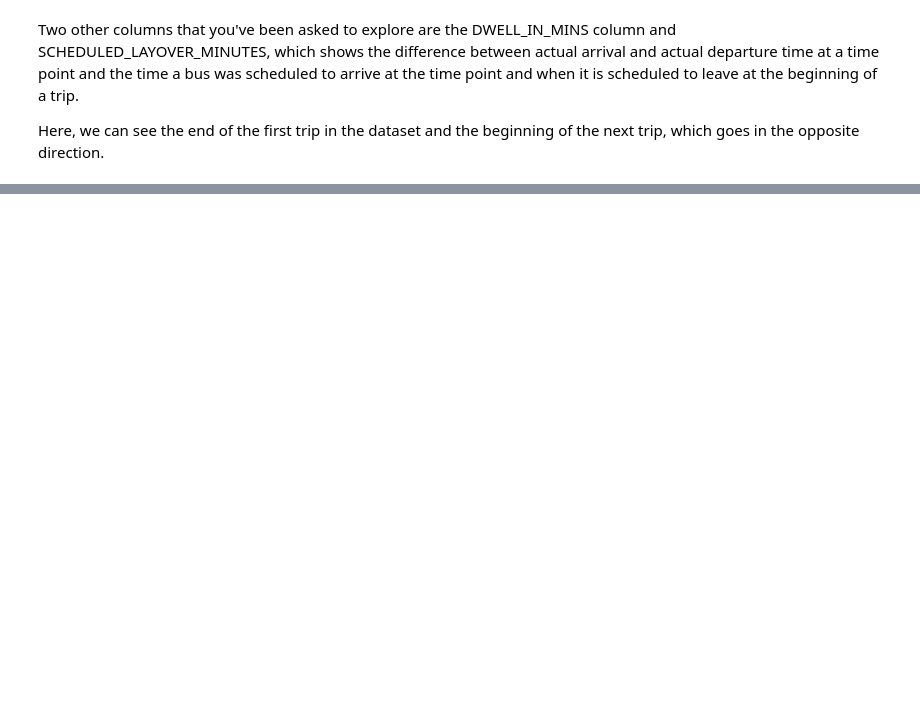
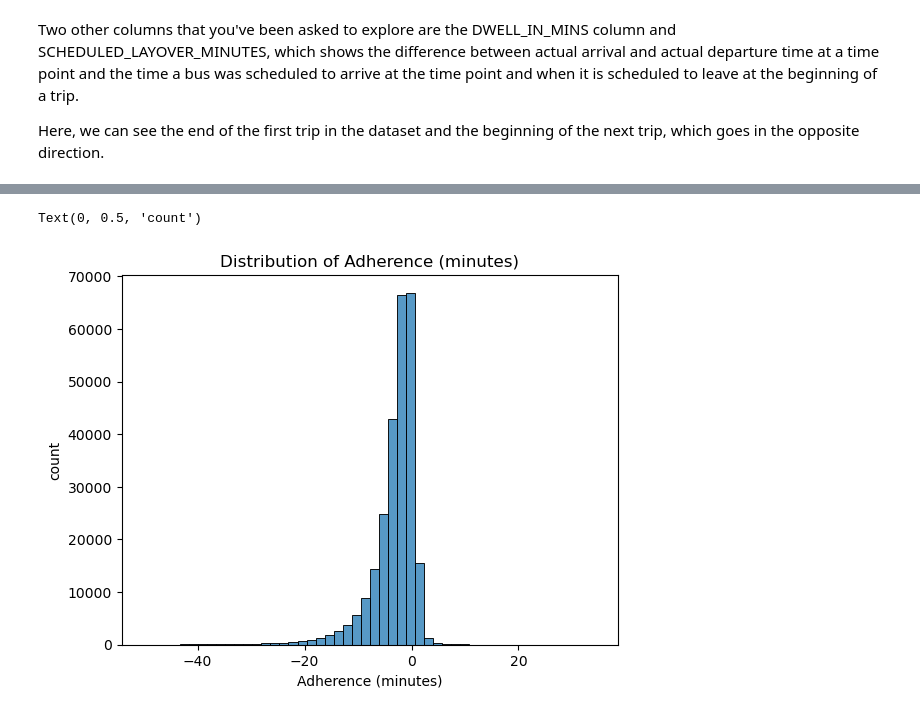
Before and after one commit to NSS-Data-Analytics-Cohort-11/wego-the-brotherhood-of-steel, a Jupyter notebook: notebooks/WeGo_Data_Project.ipynb, the cells around one changed output, grey strips where cells are left out. Saved outputs shown, nothing was run; the diff lists cells and outputs as text; code cells hidden in the pictures; blank space fills up the shorter version.

```diff
--- a/notebooks/WeGo_Data_Project.ipynb
+++ b/notebooks/WeGo_Data_Project.ipynb
@@ -146,0 +385,3 @@ perc_late
+# %%
+wego_trim = wego[(wego['ADHERENCE'] >= -50) & (wego['ADHERENCE'] <= 50)]
+wego_trim
@@ -146,0 +402,3 @@ perc_late
+# %%
+wego_trim['hdwy_perc'] = (wego_trim['HDWY_DEV'] / wego_trim['SCHEDULED_HDWY']) * 100
+wego_trim
@@ -146,0 +424,8 @@ perc_late
+# %%
+sns.histplot(wego_trim['ADHERENCE'], bins=50)
+plt.title('Distribution of Adherence (minutes)')
+plt.xlabel('Adherence (minutes)')
+plt.ylabel('count')
+# %% [output]
+Text(0, 0.5, 'count')
+[figure, added]
```
Also changed, not shown: parts of 61 cells of this notebook.
